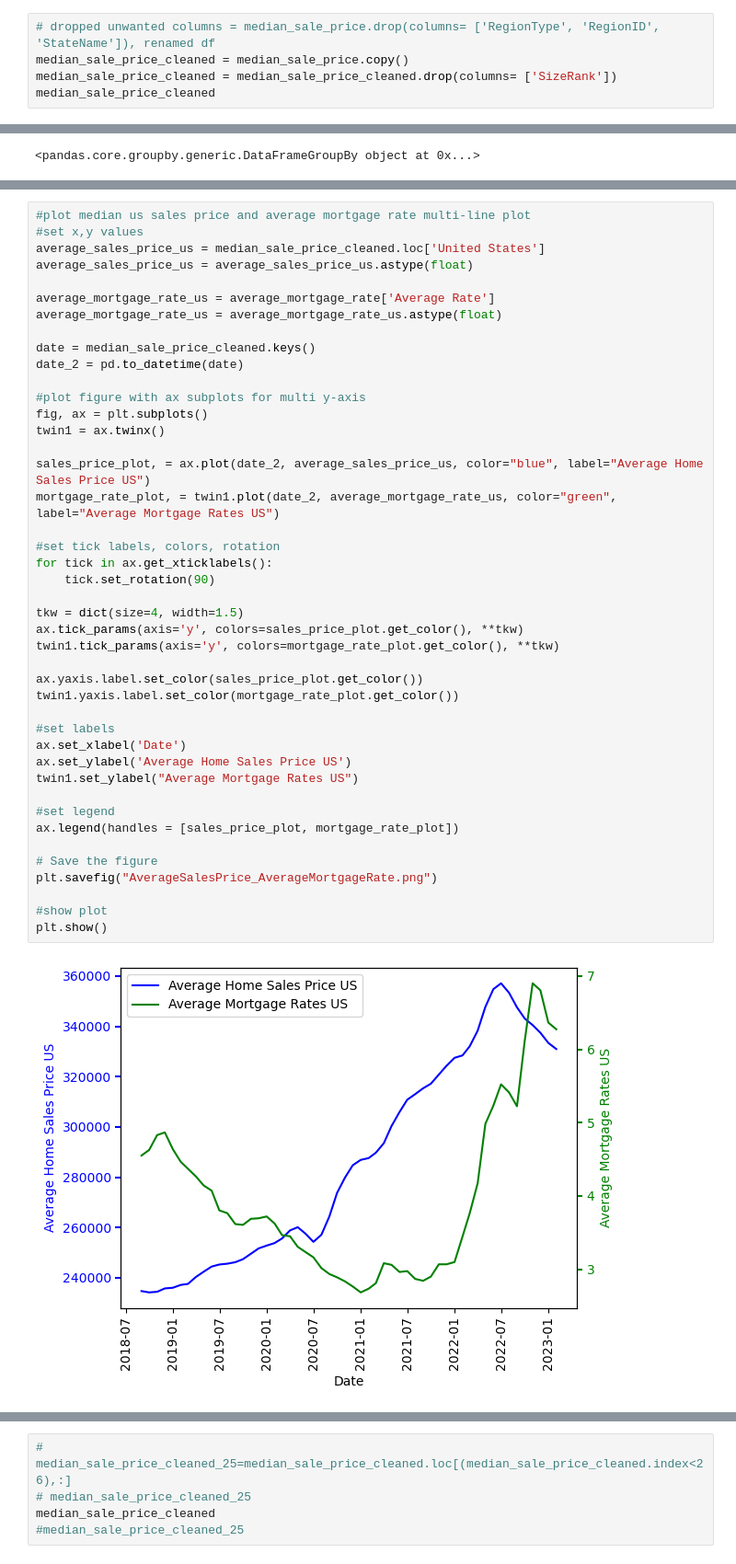
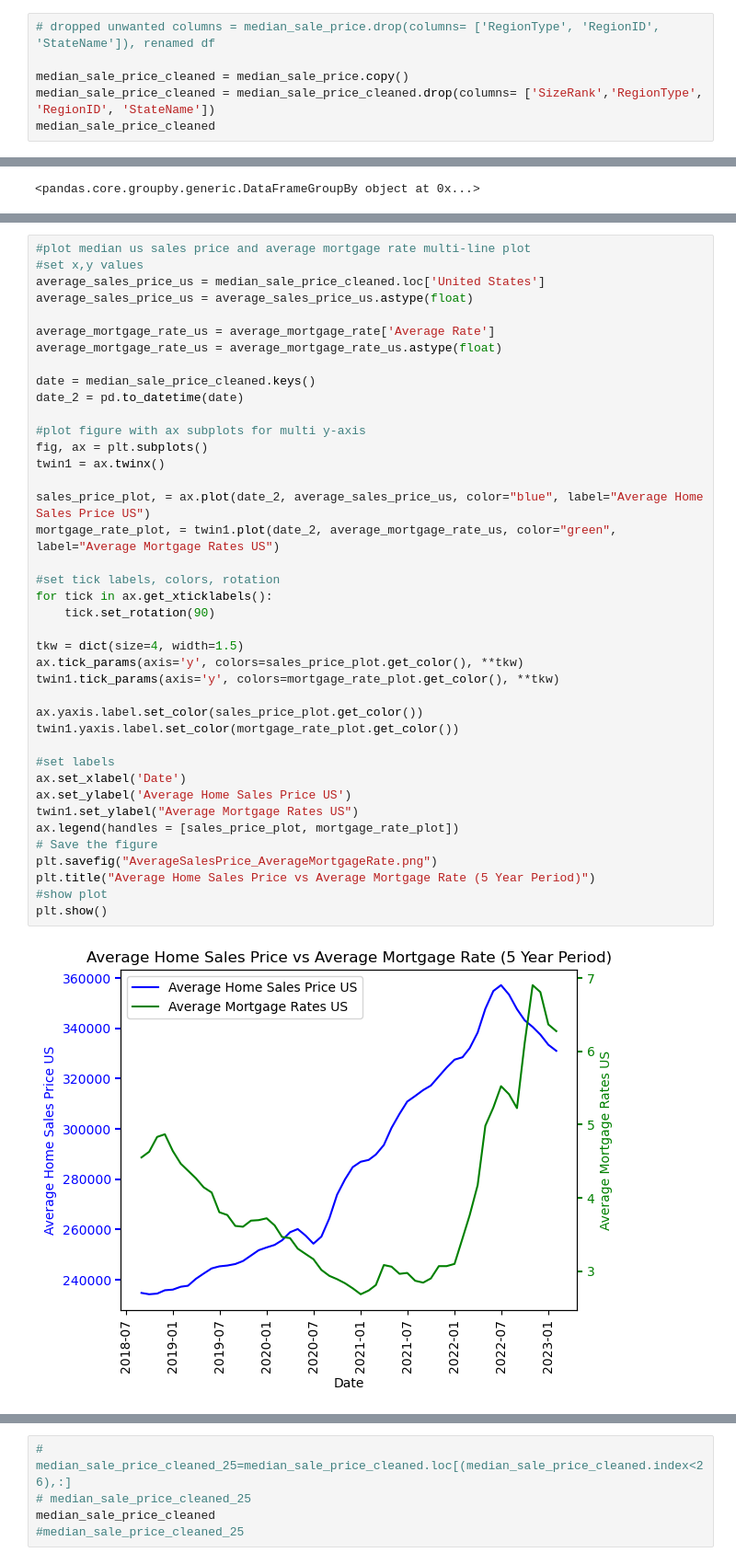
Before and after one commit to ceramicbull/Project-1-Repo, a Jupyter notebook: chelsea-pickett/API-notebook.ipynb, the cells around one changed output, grey strips where cells are left out. Shown at 92% size. Drawn from its saved outputs; the diff is of its cells as text.

```diff
--- a/chelsea-pickett/API-notebook.ipynb
+++ b/chelsea-pickett/API-notebook.ipynb
@@ -30,8 +30,9 @@ median_sale_price.head(5)
 5 rows × 59 columns
 # %%
 # dropped unwanted columns = median_sale_price.drop(columns= ['RegionType', 'RegionID', 'StateName']), renamed df
+
 median_sale_price_cleaned = median_sale_price.copy()
-median_sale_price_cleaned = median_sale_price_cleaned.drop(columns= ['SizeRank'])
+median_sale_price_cleaned = median_sale_price_cleaned.drop(columns= ['SizeRank','RegionType', 'RegionID', 'StateName'])
 median_sale_price_cleaned
 # %% [output]
 |  | RegionName | 8/31/2018 | 9/30/2018 | 10/31/2018 | 11/30/2018 | 12/31/2018 | 1/31/2019 | 2/28/2019 | 3/31/2019 | ... |
@@ -537,35 +541,32 @@ date = median_sale_price_cleaned.keys()
 date_2 = pd.to_datetime(date)
 
 #plot figure with ax subplots for multi y-axis
 fig, ax = plt.subplots()
 twin1 = ax.twinx()
 
 sales_price_plot, = ax.plot(date_2, average_sales_price_us, color="blue", label="Average Home Sales Price US")
 mortgage_rate_plot, = twin1.plot(date_2, average_mortgage_rate_us, color="green", label="Average Mortgage Rates US")
 
 #set tick labels, colors, rotation
 for tick in ax.get_xticklabels():
     tick.set_rotation(90)
 
 tkw = dict(size=4, width=1.5)
 ax.tick_params(axis='y', colors=sales_price_plot.get_color(), **tkw)
 twin1.tick_params(axis='y', colors=mortgage_rate_plot.get_color(), **tkw)
 
 ax.yaxis.label.set_color(sales_price_plot.get_color())
 twin1.yaxis.label.set_color(mortgage_rate_plot.get_color())
 
 #set labels
 ax.set_xlabel('Date')
 ax.set_ylabel('Average Home Sales Price US')
 twin1.set_ylabel("Average Mortgage Rates US")
-
-#set legend
 ax.legend(handles = [sales_price_plot, mortgage_rate_plot])
-
 # Save the figure
 plt.savefig("AverageSalesPrice_AverageMortgageRate.png")
-
+plt.title("Average Home Sales Price vs Average Mortgage Rate (5 Year Period)")
 #show plot
 plt.show()
 # %% [output]
-[figure, old version]
+[figure, new version]
```
Also changed, not shown: parts of 16 cells of this notebook, 7 other files.
